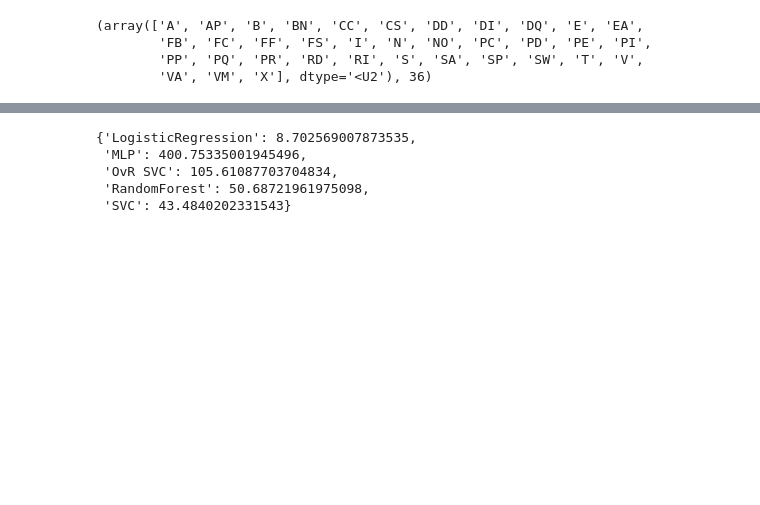
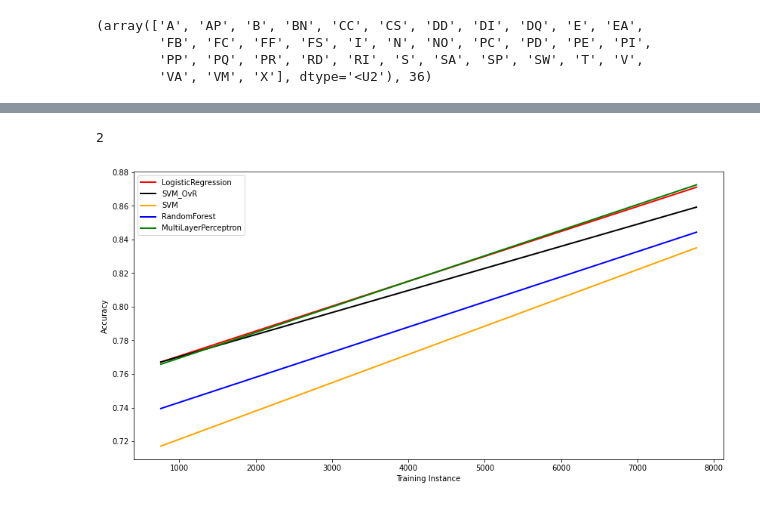
Before and after one commit to EnricoHuber/POS-Tagging-Classification, a Jupyter notebook: NLP_Project_POS_Classifier.ipynb, the cells around one changed output, grey strips where cells are left out. Drawn from its saved outputs; the diff is of its cells as text; code cells hidden in the pictures; blank space fills up the shorter version.

```diff
--- a/NLP_Project_POS_Classifier.ipynb
+++ b/NLP_Project_POS_Classifier.ipynb
@@ -393,3 +327,14 @@ with open(model_pickle, 'wb') as file:
+# %%
+models = {
+    lr      : 'LogisticRegression',
+    ovr_clf : 'SVM_OvR',
+    svm_clf : 'SVM',
+    rf      : 'RandomForest',
+    mlp     : 'MultiLayerPerceptron'
+}
+
+for model, model_name in models.items():
+  fit_save_models(model, model_name, data_vect, pos_labels_train, file_lines)
 # %%
 scores
 # %% [output]
@@ -401,3 +346,23 @@ scores
+# %%
+def plot_trainsize_vs_score(trainsize, score, model, plotting='accuracy', width=2):
+  plt.xlabel('Training Instance')
+  if plotting == 'accuracy':
+    plt.ylabel('Accuracy')
+  elif plotting == 'costs':
+    plt.ylabel('Computational cost (s)')
+  if model == 'LogisticRegression':
+    plt.plot(trainsize, score, color='red', linewidth=width, label=model)
+  elif model == 'RandomForest':
+    plt.plot(trainsize, score, color='blue', linewidth=width, label=model)
+  elif model == 'SVM':
+    plt.plot(trainsize, score, color='orange', linewidth=width, label=model)
+  elif model == 'SVM_OvR':
+    plt.plot(trainsize, score, color='black', linewidth=width, label=model)
+  elif model == 'MultiLayerPerceptron':
+    plt.plot(trainsize, score, color='green', linewidth=width, label=model)
+  plt.legend()
+# %%
+score_vs_trainsize = {}
 # %%
 score_vs_trainsize[len(pos_labels_train)] = scores    # Score the training score of cross validation
 # %%
@@ -411,8 +381,19 @@ score_vs_trainsize
-# %%
-computational_costs
-# %% [output]
-{'LogisticRegression': 8.702569007873535,
- 'MLP': 400.75335001945496,
- 'OvR SVC': 105.61087703704834,
- 'RandomForest': 50.68721961975098,
- 'SVC': 43.4840202331543}
+# %%
+len(score_vs_trainsize)
+# %% [output]
+2
+# %%
+plt.figure(figsize=((14, 7)))
+n_instances = []
+scores = []
+for _, model_name in models.items():
+  for size, results in score_vs_trainsize.items():
+    if size not in n_instances:
+      n_instances.append(size)
+    scores.append(results[model_name])
+  plot_trainsize_vs_score(n_instances, scores, model_name)
+  scores = []
+
+plt.show()
+# %% [output]
+[figure, added]
```
Also changed, not shown: parts of 33 cells of this notebook.
